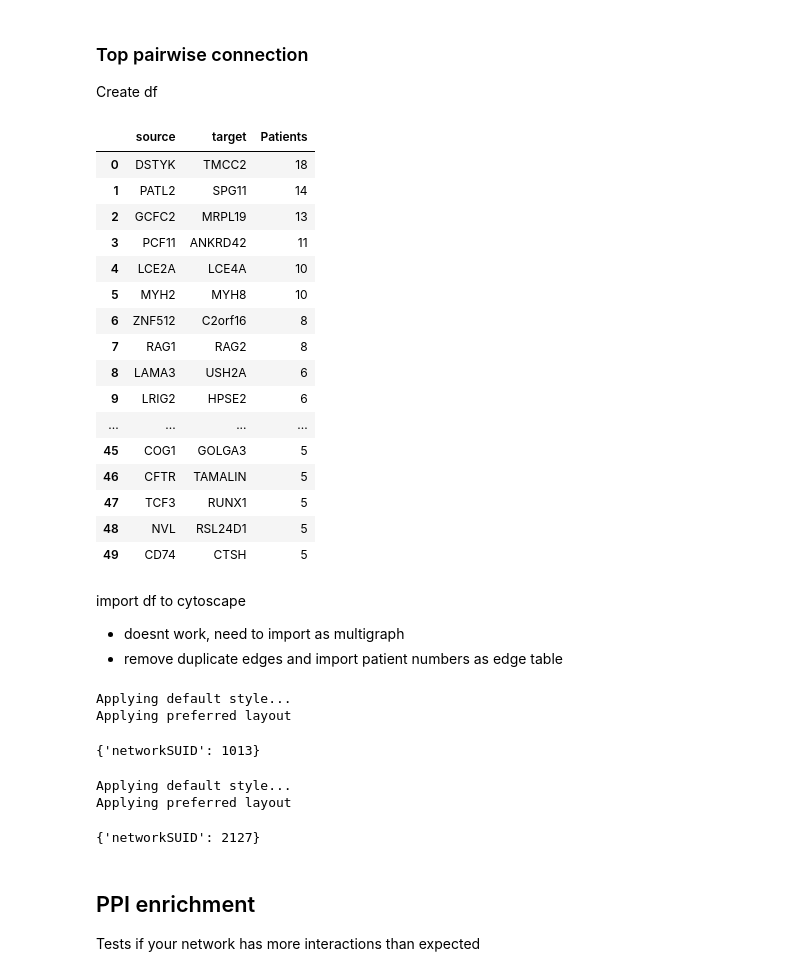
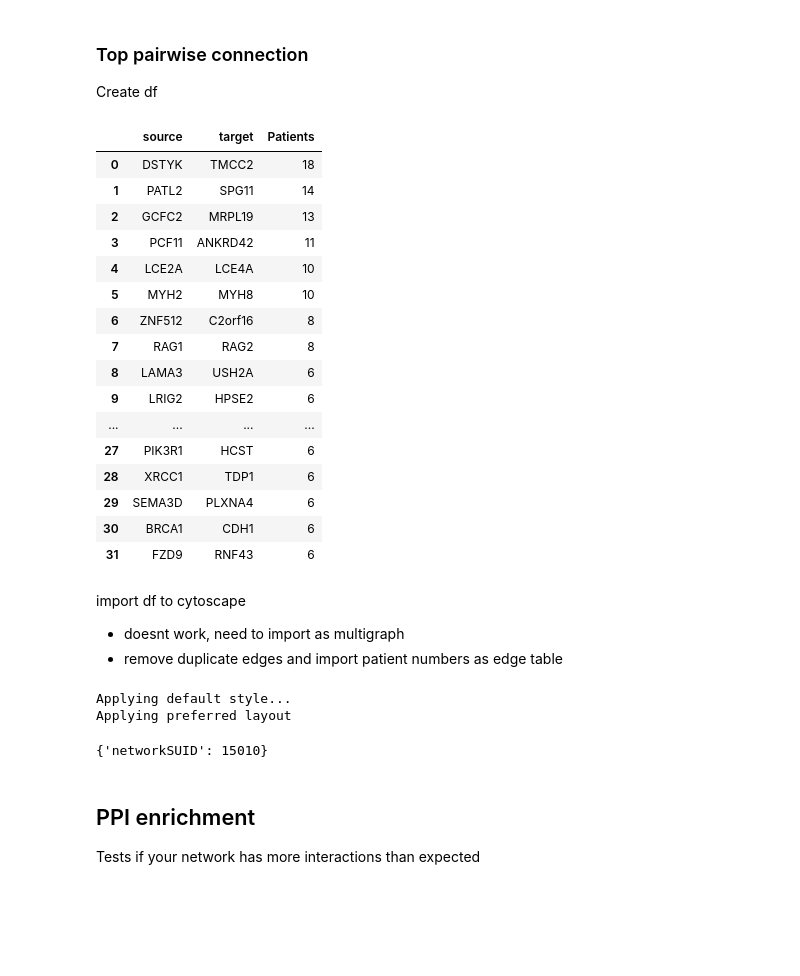
Before and after one commit to TomDoyleee/GenePy_Network_Integration, a Jupyter notebook: Results.ipynb, the cells around one changed output. Cells and saved outputs as stored; diff of their text form; code cells hidden in the pictures; blank space fills up the shorter version.

```diff
--- a/Results.ipynb
+++ b/Results.ipynb
@@ -543,36 +785,32 @@ Create df
 # %%
 CD_95_edges_df = get_network_analysis.count_patient_edges(get_network_analysis.CD_95_MG)
 #CD_95_edges_df = CD_95_edges_df[CD_95_edges_df['Patients']]
-CD_95_edges_df = CD_95_edges_df.head(50)
+CD_95_edges_df = CD_95_edges_df[CD_95_edges_df['Patients']>5]
 CD_95_edges_df
 # %% [output]
 |  | source | target | Patients |
 | 0 | DSTYK | TMCC2 | 18 |
 | 1 | PATL2 | SPG11 | 14 |
 | 2 | GCFC2 | MRPL19 | 13 |
 | 3 | PCF11 | ANKRD42 | 11 |
 | 4 | LCE2A | LCE4A | 10 |
 | 5 | MYH2 | MYH8 | 10 |
 | 6 | ZNF512 | C2orf16 | 8 |
 | 7 | RAG1 | RAG2 | 8 |
 | 8 | LAMA3 | USH2A | 6 |
 | 9 | LRIG2 | HPSE2 | 6 |
 | ... | ... | ... | ... |
-| 45 | COG1 | GOLGA3 | 5 |
-| 46 | CFTR | TAMALIN | 5 |
-| 47 | TCF3 | RUNX1 | 5 |
-| 48 | NVL | RSL24D1 | 5 |
-| 49 | CD74 | CTSH | 5 |
+| 27 | PIK3R1 | HCST | 6 |
+| 28 | XRCC1 | TDP1 | 6 |
+| 29 | SEMA3D | PLXNA4 | 6 |
+| 30 | BRCA1 | CDH1 | 6 |
+| 31 | FZD9 | RNF43 | 6 |
 # %% [markdown]
 import df to cytoscape
 - doesnt work, need to import as multigraph
 - remove duplicate edges and import patient numbers as edge table
 # %%
-py4.create_network_from_data_frames(edges=CD_95_edges_df)
+# py4.create_network_from_data_frames(edges=CD_95_edges_df)
-# %% [output]
-Applying default style...
-Applying preferred layout
-{'networkSUID': 1013}
 # %%
 node_list = pd.unique(CD_95_edges_df[['source', 'target']].values.ravel('K'))
 subgraph = get_network_analysis.CD_95_MG.subgraph(node_list)
@@ -580,4 +818,4 @@ py4.create_network_from_networkx(subgraph)
 # %% [output]
 Applying default style...
 Applying preferred layout
-{'networkSUID': 2127}
+{'networkSUID': 15010}
```
Also changed, not shown: parts of 27 cells of this notebook.
